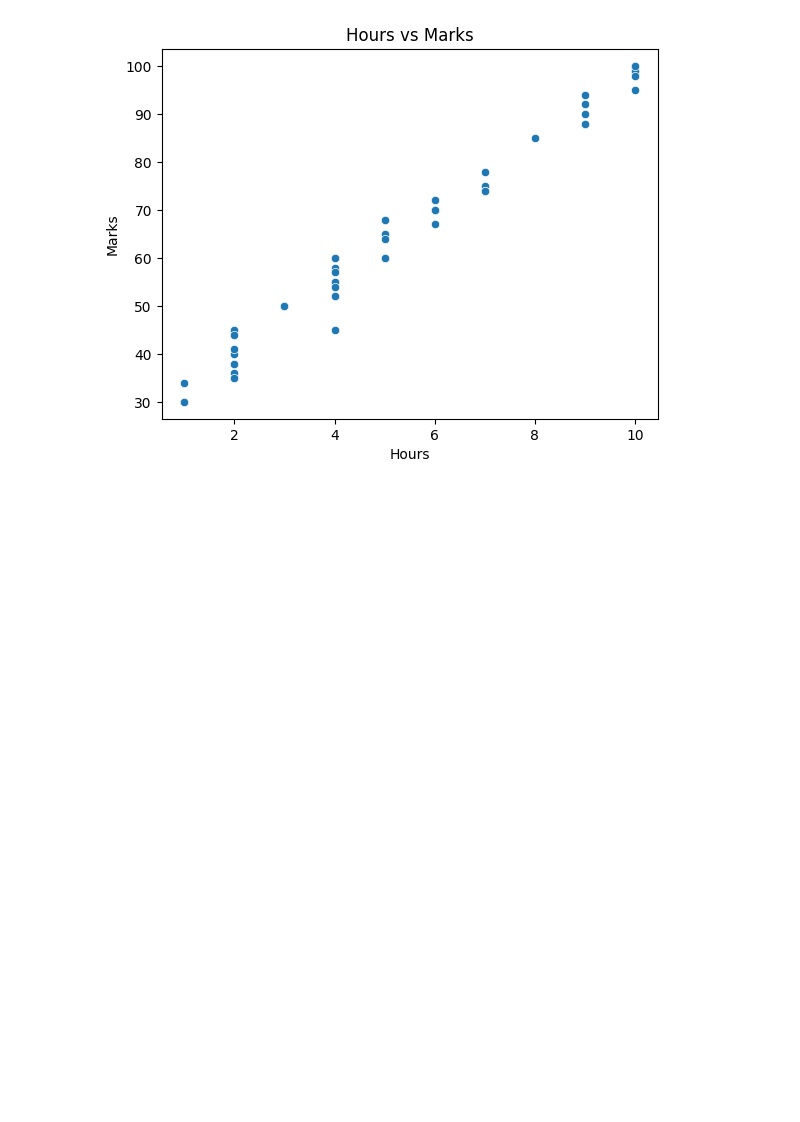
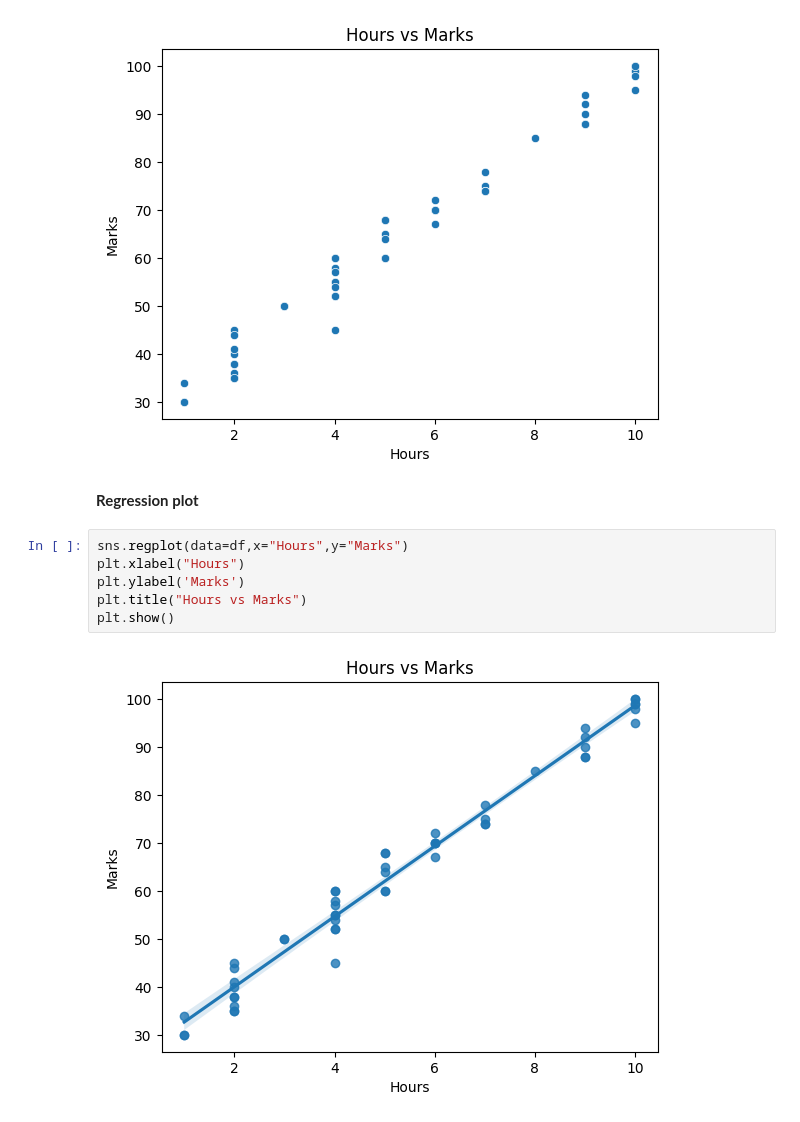
Before and after one commit to Dinesh1040/uber-model, a Jupyter notebook: marks_hours_in_machin_learing.ipynb, the cells around one changed output. Cells and saved outputs as stored; diff of their text form; blank space fills up the shorter version.

```diff
--- a/marks_hours_in_machin_learing.ipynb
+++ b/marks_hours_in_machin_learing.ipynb
@@ -113,3 +117,13 @@ plt.title("Hours vs Marks")
 plt.show()
 # %% [output]
 [figure]
+# %% [markdown]
+**Regression plot**
+# %%
+sns.regplot(data=df,x="Hours",y="Marks")
+plt.xlabel("Hours")
+plt.ylabel('Marks')
+plt.title("Hours vs Marks")
+plt.show()
+# %% [output]
+[figure, added]
```
Also changed, not shown: parts of 14 cells of this notebook.
